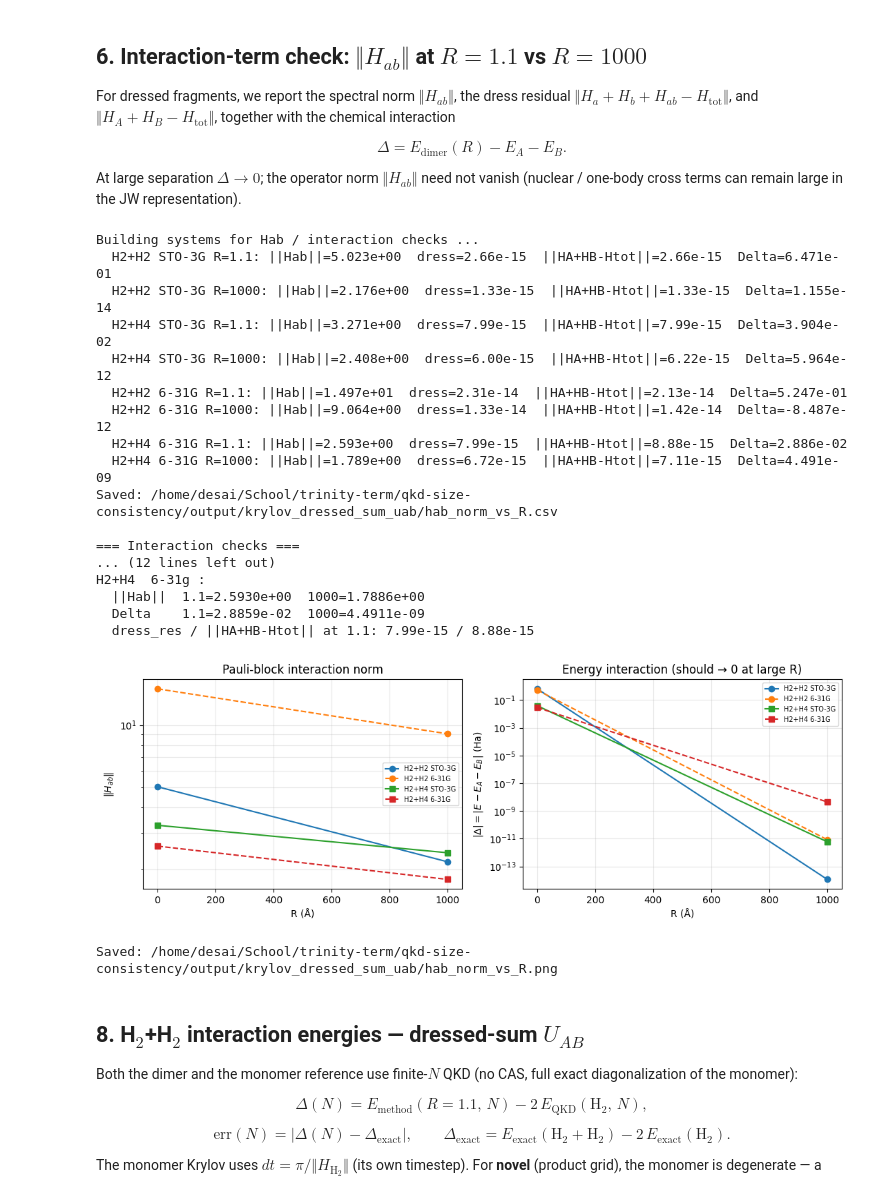
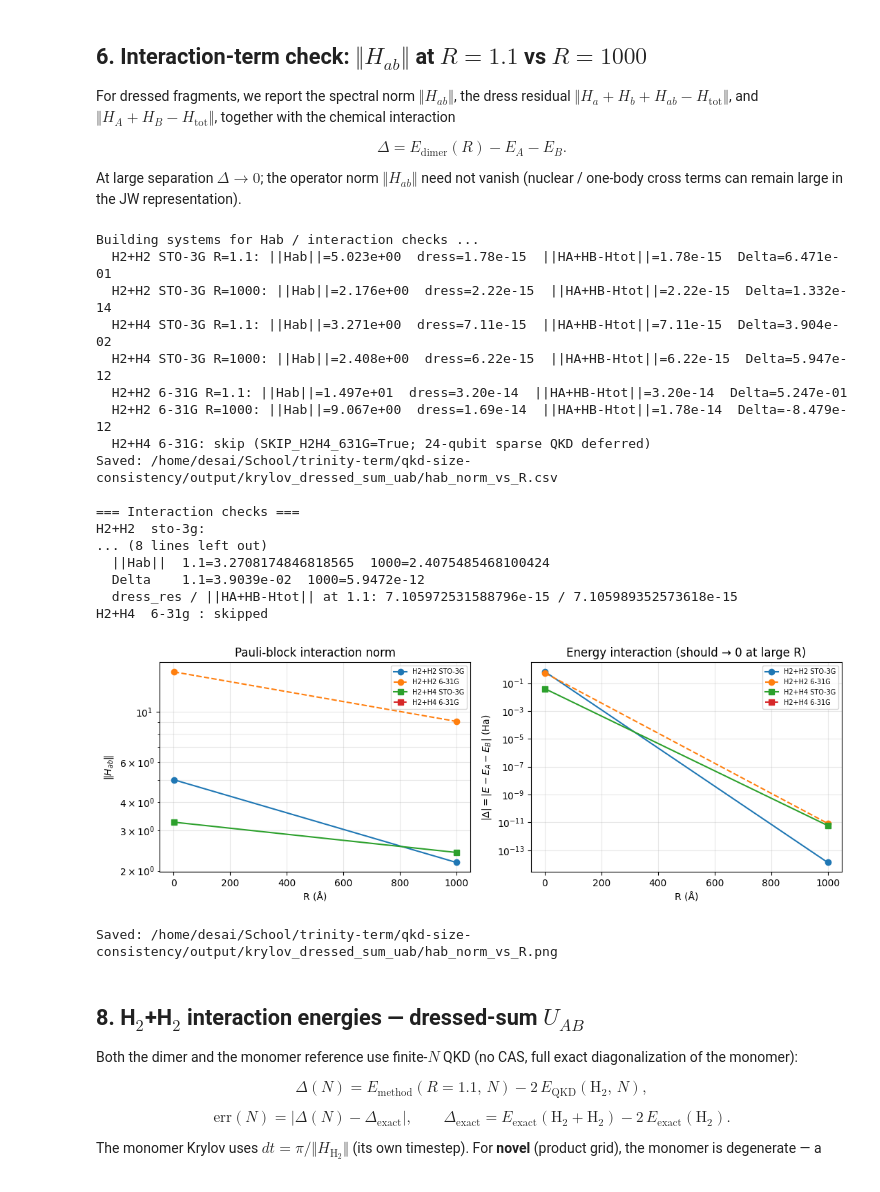
Before and after one commit to PrabhavD/qkd-size-consistency, a Jupyter notebook: krylov_dressed_sum_uab_protocols.ipynb, the cells around one changed output. Cells and saved outputs as stored; diff of their text form; code cells hidden in the pictures.

```diff
--- a/krylov_dressed_sum_uab_protocols.ipynb
+++ b/krylov_dressed_sum_uab_protocols.ipynb
@@ -860,23 +870,24 @@ for basis in BASIS_LIST:
     del systems, mono
     gc.collect()
 
-    # H2+H4
-    use_cas = (basis == '6-31g')
-    if use_cas:
-        mono_a = build_h_chain_monomer(2, basis=basis, cas=(2, 2))
-        mono_b = build_h_chain_monomer(4, basis=basis, cas=(4, 4))
-    else:
-        mono_a = build_h_chain_monomer(2, basis=basis)
-        mono_b = build_h_chain_monomer(4, basis=basis)
+    # H2+H4 (full space, no CAS; sparse QKD)
+    if basis == '6-31g' and SKIP_H2H4_631G:
+        print(f'  H2+H4 {label}: skip (SKIP_H2H4_631G=True; 24-qubit sparse QKD deferred)')
+        continue
+    mono_a = build_h_chain_monomer(2, basis=basis)
+    mono_b = build_h_chain_monomer(4, basis=basis)
     for R in [R_H2H4_INT, R_H2H4_NON]:
-        sys = build_h2_h4_system(R, mono_a, mono_b, basis=basis, use_cas66=use_cas)
+        sys = build_h2_h4_system(R, mono_a, mono_b, basis=basis, use_cas66=False)
+        d_ex = sys['delta_exact']
         Hsum = _H_A_of(sys) + _H_B_of(sys)
         Htot = _H_tot_of(sys)
         if sys['use_sparse']:
             sum_res = spectral_norm_sparse(Hsum - Htot)
         else:
             sum_res = float(np.linalg.norm(Hsum - Htot, 2))
-        d_ex = sys['delta_exact']  # vs CAS monomers when use_cas66
+        print(f'  H2+H4 {label} R={R:g}: ||Hab||={sys["norm_H_ab"]:.3e}  '
+              f'dress={sys["dress_residual"]:.2e}  ||HA+HB-Htot||={sum_res:.2e}  '
+              f'Delta={d_ex:.3e}')
         hab_rows.append({
             'system': 'H2+H4', 'basis': basis, 'R': R,
             'joint_dim': sys['joint_dim'], 'use_sparse': sys['use_sparse'],
@@ -887,9 +898,6 @@ for basis in BASIS_LIST:
             'E': sys['gs_total'],
             'active': sys['active_label'],
         })
-        print(f'  H2+H4 {label} R={R:g}: ||Hab||={sys["norm_H_ab"]:.3e}  '
-              f'dress={sys["dress_residual"]:.2e}  ||HA+HB-Htot||={sum_res:.2e}  '
-              f'Delta={d_ex:.3e}')
         del sys
         gc.collect()
     del mono_a, mono_b
@@ -906,63 +914,67 @@ for system in ['H2+H2', 'H2+H4']:
     R_n = R_NONINT if system == 'H2+H2' else R_H2H4_NON
     for basis in BASIS_LIST:
         sub = df_hab[(df_hab['system'] == system) & (df_hab['basis'] == basis)]
+        if len(sub) == 0:
+            print(f'{system:6s} {basis:6s}: skipped')
+            continue
         row_i = sub.loc[np.isclose(sub['R'], R_i)].iloc[0]
         row_n = sub.loc[np.isclose(sub['R'], R_n)].iloc[0]
         print(f'{system:6s} {basis:6s}:')
-        print(f'  ||Hab||  1.1={row_i["norm_H_ab"]:.4e}  1000={row_n["norm_H_ab"]:.4e}')
+        print(f'  ||Hab||  1.1={row_i["norm_H_ab"]}  1000={row_n["norm_H_ab"]}')
         print(f'  Delta    1.1={row_i["delta_exact"]:.4e}  1000={row_n["delta_exact"]:.4e}')
         print(f'  dress_res / ||HA+HB-Htot|| at 1.1: '
-              f'{row_i["dress_residual"]:.2e} / {row_i["sum_minus_tot"]:.2e}')
-        # Chemical interaction energy near zero at large R (H2+H2 always; H2+H4 STO-3G)
-        if system == 'H2+H2' or basis == 'sto-3g':
-            assert abs(row_n['delta_exact']) < 1e-6, (
-                f'{system}/{basis}: Delta at R=1000 should be ~0, got {row_n["delta_exact"]}')
+              f'{row_i["dress_residual"]} / {row_i["sum_minus_tot"]}')
+        # Chemical interaction energy near zero at large R (full space, all systems)
+        assert abs(row_n['delta_exact']) < 1e-6, (
+            f'{system}/{basis}: Delta at R=1000 should be ~0, got {row_n["delta_exact"]}')
         assert abs(row_i['delta_exact']) > 1e-3, (
             f'{system}/{basis}: Delta at R=1.1 should be non-zero')
-        assert row_i['dress_residual'] < 1e-8
-        assert row_i['sum_minus_tot'] < 1e-8
-        assert row_i['norm_H_ab'] > 0.1
+        # Dressing / Hab operator checks only when qubit Krylov operators exist
+        if np.isfinite(row_i['dress_residual']):
+            assert row_i['dress_residual'] < 1e-8
+            assert row_i['sum_minus_tot'] < 1e-8
+            assert row_i['norm_H_ab'] > 0.1
 
 # Plots: ||Hab|| and |Delta|
 fig, axes = plt.subplots(1, 2, figsize=(11, 4))
 for ax, key, ylab in [
     (axes[0], 'norm_H_ab', r'$\|H_{ab}\|$'),
     (axes[1], 'delta_exact', r'$|\Delta|=|E-E_A-E_B|$ (Ha)'),
 ]:
     for system, marker in [('H2+H2', 'o'), ('H2+H4', 's')]:
         for basis, ls in zip(BASIS_LIST, ['-', '--']):
             sub = df_hab[(df_hab['system'] == system) & (df_hab['basis'] == basis)].sort_values('R')
             y = np.abs(sub[key].to_numpy(dtype=float)) if key == 'delta_exact' else sub[key]
             ax.semilogy(sub['R'], np.maximum(y, 1e-16), marker+ls,
                         label=f'{system} {BASIS_CONFIG[basis]["label"]}')
     ax.set_xlabel('R (Å)'); ax.set_ylabel(ylab)
     ax.legend(fontsize=7); ax.grid(True, alpha=0.3, which='both')
 axes[0].set_title('Pauli-block interaction norm')
 axes[1].set_title('Energy interaction (should → 0 at large R)')
 fig.tight_layout()
 path = os.path.join(FIG_ROOT, 'hab_norm_vs_R.png')
 fig.savefig(path, dpi=150, bbox_inches='tight')
 plt.show()
 print('Saved:', path)
 # %% [output]
 Building systems for Hab / interaction checks ...
-  H2+H2 STO-3G R=1.1: ||Hab||=5.023e+00  dress=2.66e-15  ||HA+HB-Htot||=2.66e-15  Delta=6.471e-01
-  H2+H2 STO-3G R=1000: ||Hab||=2.176e+00  dress=1.33e-15  ||HA+HB-Htot||=1.33e-15  Delta=1.155e-14
-  H2+H4 STO-3G R=1.1: ||Hab||=3.271e+00  dress=7.99e-15  ||HA+HB-Htot||=7.99e-15  Delta=3.904e-02
-  H2+H4 STO-3G R=1000: ||Hab||=2.408e+00  dress=6.00e-15  ||HA+HB-Htot||=6.22e-15  Delta=5.964e-12
-  H2+H2 6-31G R=1.1: ||Hab||=1.497e+01  dress=2.31e-14  ||HA+HB-Htot||=2.13e-14  Delta=5.247e-01
-  H2+H2 6-31G R=1000: ||Hab||=9.064e+00  dress=1.33e-14  ||HA+HB-Htot||=1.42e-14  Delta=-8.487e-12
-  H2+H4 6-31G R=1.1: ||Hab||=2.593e+00  dress=7.99e-15  ||HA+HB-Htot||=8.88e-15  Delta=2.886e-02
-  H2+H4 6-31G R=1000: ||Hab||=1.789e+00  dress=6.72e-15  ||HA+HB-Htot||=7.11e-15  Delta=4.491e-09
+  H2+H2 STO-3G R=1.1: ||Hab||=5.023e+00  dress=1.78e-15  ||HA+HB-Htot||=1.78e-15  Delta=6.471e-01
+  H2+H2 STO-3G R=1000: ||Hab||=2.176e+00  dress=2.22e-15  ||HA+HB-Htot||=2.22e-15  Delta=1.332e-14
+  H2+H4 STO-3G R=1.1: ||Hab||=3.271e+00  dress=7.11e-15  ||HA+HB-Htot||=7.11e-15  Delta=3.904e-02
+  H2+H4 STO-3G R=1000: ||Hab||=2.408e+00  dress=6.22e-15  ||HA+HB-Htot||=6.22e-15  Delta=5.947e-12
+  H2+H2 6-31G R=1.1: ||Hab||=1.497e+01  dress=3.20e-14  ||HA+HB-Htot||=3.20e-14  Delta=5.247e-01
+  H2+H2 6-31G R=1000: ||Hab||=9.067e+00  dress=1.69e-14  ||HA+HB-Htot||=1.78e-14  Delta=-8.479e-12
+  H2+H4 6-31G: skip (SKIP_H2H4_631G=True; 24-qubit sparse QKD deferred)
 Saved: /home/desai/School/trinity-term/qkd-size-consistency/output/krylov_dressed_sum_uab/hab_norm_vs_R.csv
 
 === Interaction checks ===
-... (12 lines left out)
-H2+H4  6-31g :
-  ||Hab||  1.1=2.5930e+00  1000=1.7886e+00
-  Delta    1.1=2.8859e-02  1000=4.4911e-09
-  dress_res / ||HA+HB-Htot|| at 1.1: 7.99e-15 / 8.88e-15
+H2+H2  sto-3g:
+... (8 lines left out)
+  ||Hab||  1.1=3.2708174846818565  1000=2.4075485468100424
+  Delta    1.1=3.9039e-02  1000=5.9472e-12
+  dress_res / ||HA+HB-Htot|| at 1.1: 7.105972531588796e-15 / 7.105989352573618e-15
+H2+H4  6-31g : skipped
-[figure, old version]
+[figure, new version]
 Saved: /home/desai/School/trinity-term/qkd-size-consistency/output/krylov_dressed_sum_uab/hab_norm_vs_R.png
 # %% [markdown]
 ## 8. H$_2$+H$_2$ interaction energies — dressed-sum $U_{AB}$
```
Also changed, not shown: parts of 10 cells of this notebook.
